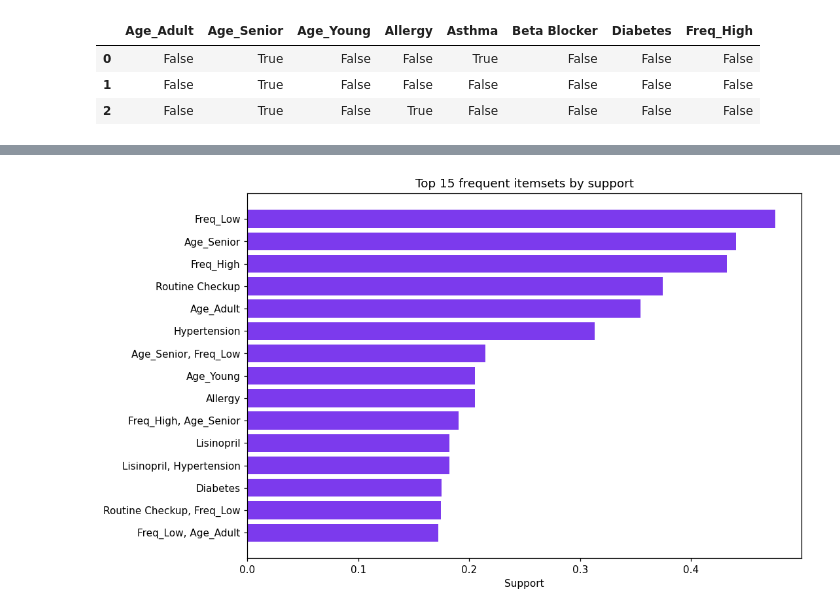
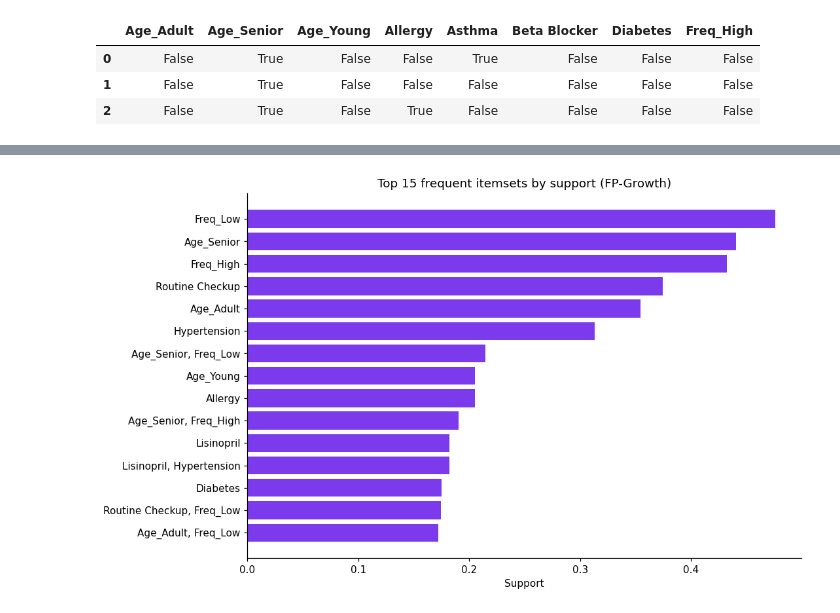
Before and after one commit to Alan-911/clinical-comorbidity-dashboard, a Jupyter notebook: notebooks/clinical_comorbidity_analysis.ipynb, the cells around one changed output, grey strips where cells are left out. Drawn from its saved outputs; the diff is of its cells as text; code cells hidden in the pictures.

```diff
--- a/notebooks/clinical_comorbidity_analysis.ipynb
+++ b/notebooks/clinical_comorbidity_analysis.ipynb
@@ -34,15 +34,20 @@ avoids combinatorial candidate generation, which matters at scale.
 # %% [markdown]
 ## 2. Environment setup
 # %%
+import time
 import pandas as pd
 import numpy as np
 import matplotlib.pyplot as plt
-from mlxtend.frequent_patterns import fpgrowth, association_rules
+import matplotlib.patches as mpatches
+from mlxtend.frequent_patterns import fpgrowth, apriori, association_rules
 from mlxtend.preprocessing import TransactionEncoder
 
 pd.set_option("display.max_columns", 20)
 pd.set_option("display.width", 140)
 plt.rcParams["figure.dpi"] = 110
+
+MIN_SUPPORT    = 0.01   # 1 % of visits
+MIN_CONFIDENCE = 0.50
 # %% [markdown]
 ## 3. Data loading & inspection
 
@@ -130,7 +133,11 @@ while suppressing noise.
 # %%
-itemsets = fpgrowth(encoded, min_support=0.01, use_colnames=True)
-itemsets["length"] = itemsets["itemsets"].apply(len)
-itemsets = itemsets.sort_values("support", ascending=False).reset_index(drop=True)
-print(f"{len(itemsets):,} frequent itemsets found")
-itemsets.head(15)
+t0 = time.perf_counter()
+
+itemsets_fp = fpgrowth(encoded, min_support=MIN_SUPPORT, use_colnames=True)
+itemsets_fp["length"] = itemsets_fp["itemsets"].apply(len)
+itemsets_fp = itemsets_fp.sort_values("support", ascending=False).reset_index(drop=True)
+
+fp_time = time.perf_counter() - t0
+print(f"FP-Growth  →  {len(itemsets_fp):,} itemsets  in  {fp_time:.3f}s")
+itemsets_fp.head(10)
 # %% [output]
@@ -256,11 +427,13 @@ plt.show()
 # %%
-top_i = itemsets.head(15).copy()
+top_i = itemsets_fp.head(15).copy()
 top_i["label"] = top_i["itemsets"].apply(lambda s: ", ".join(list(s)[:3]))
 fig, ax = plt.subplots(figsize=(10, 6))
 ax.barh(top_i["label"][::-1], top_i["support"][::-1], color="#7c3aed")
 ax.set_xlabel("Support")
-ax.set_title("Top 15 frequent itemsets by support")
+ax.set_title("Top 15 frequent itemsets by support (FP-Growth)")
+ax.spines["top"].set_visible(False)
+ax.spines["right"].set_visible(False)
 plt.tight_layout()
 plt.show()
 # %% [output]
-[figure, old version]
+[figure, new version]
```
Also changed, not shown: parts of 33 cells of this notebook.
